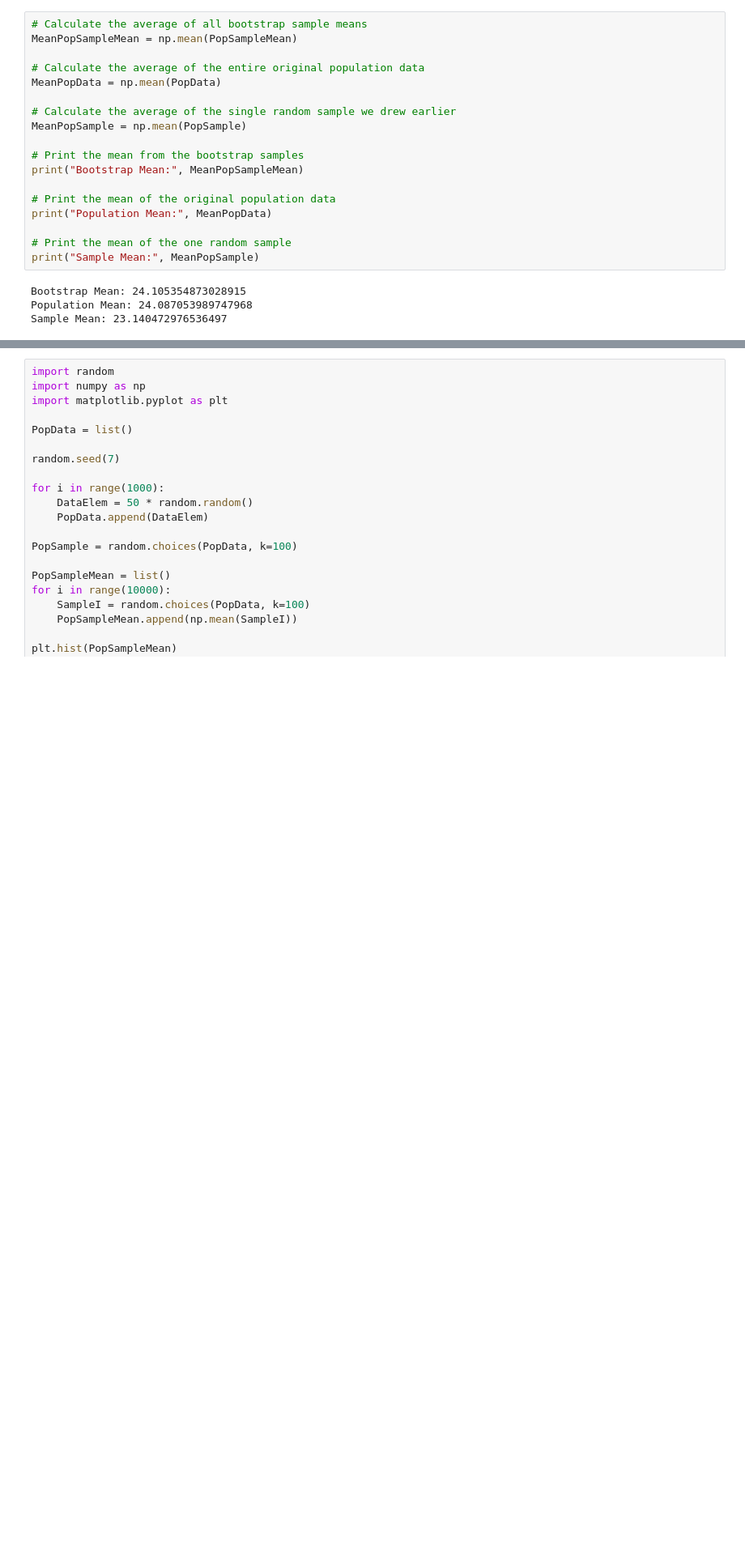
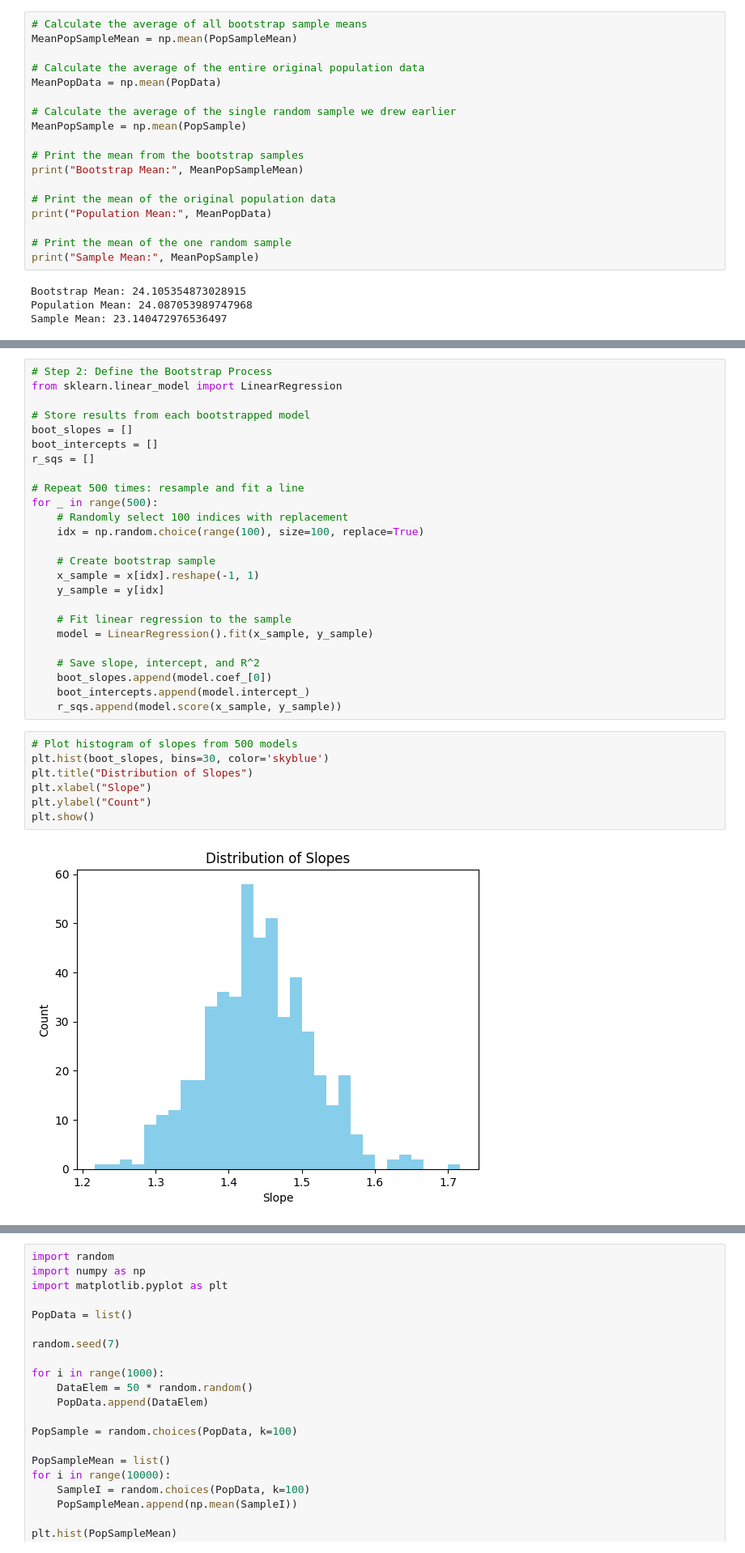
Before and after one commit to Elwarfalli/MSE-1500-Simulation-Modeling-with-Python, a Jupyter notebook: chapter_6.ipynb, the cells around one changed output, grey strips where cells are left out. Shown: that part at 81% size. Saved outputs shown, nothing was run; the diff lists cells and outputs as text; blank space fills up the shorter version.

```diff
--- a/chapter_6.ipynb
+++ b/chapter_6.ipynb
@@ -187,0 +203,34 @@ Sample Mean: 23.140472976536497
+# %%
+# Step 2: Define the Bootstrap Process
+from sklearn.linear_model import LinearRegression
+
+# Store results from each bootstrapped model
+boot_slopes = []
+boot_intercepts = []
+r_sqs = []
+
+# Repeat 500 times: resample and fit a line
+for _ in range(500):
+    # Randomly select 100 indices with replacement
+    idx = np.random.choice(range(100), size=100, replace=True)
+
+    # Create bootstrap sample
+    x_sample = x[idx].reshape(-1, 1)
+    y_sample = y[idx]
+
+    # Fit linear regression to the sample
+    model = LinearRegression().fit(x_sample, y_sample)
+
+    # Save slope, intercept, and R^2
+    boot_slopes.append(model.coef_[0])
+    boot_intercepts.append(model.intercept_)
+    r_sqs.append(model.score(x_sample, y_sample))
+# %%
+# Plot histogram of slopes from 500 models
+plt.hist(boot_slopes, bins=30, color='skyblue')
+plt.title("Distribution of Slopes")
+plt.xlabel("Slope")
+plt.ylabel("Count")
+plt.show()
+# %% [output]
+[figure, added]
```
Also changed, not shown: parts of 8 cells of this notebook.
